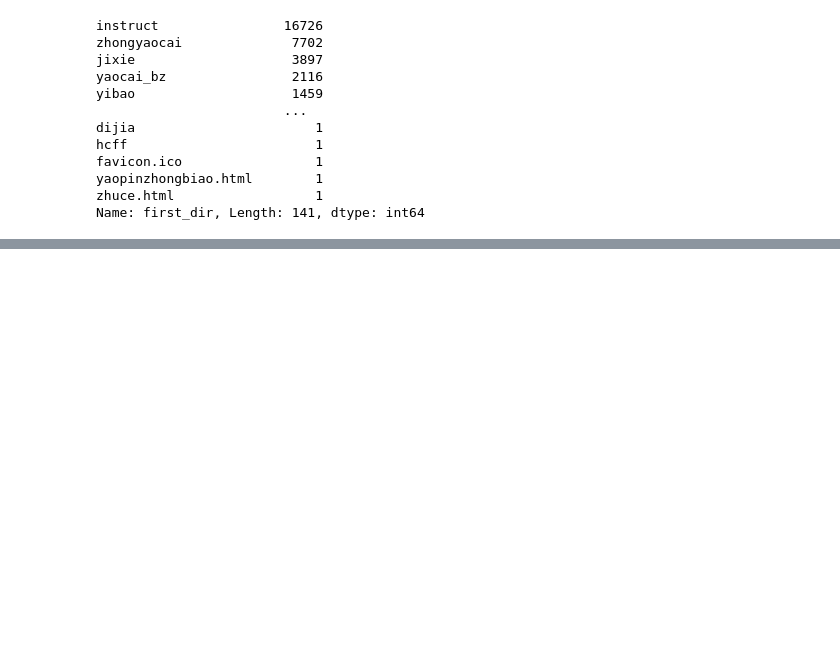
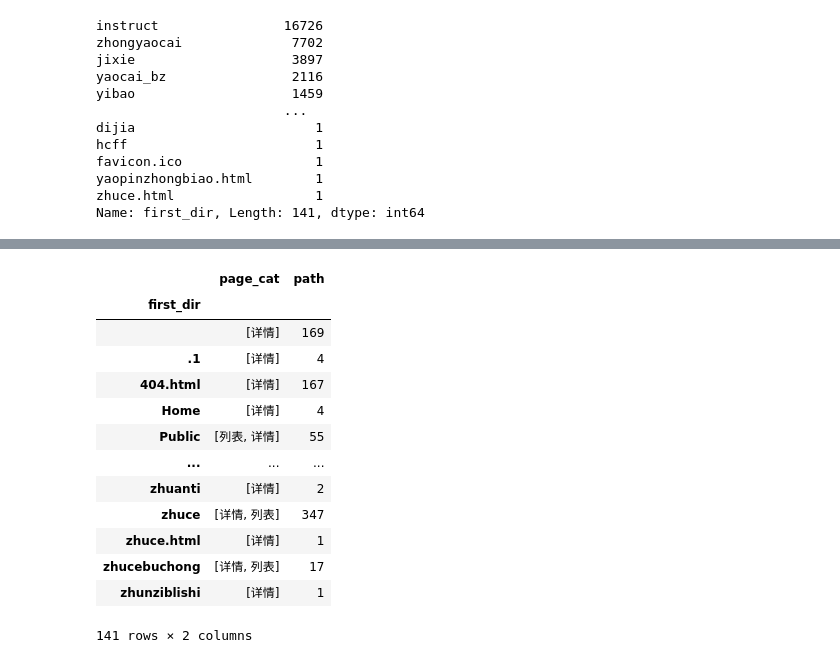
Before and after one commit to Liumeng404/log, a Jupyter notebook: log_file.ipynb, the cells around one changed output, grey strips where cells are left out. Cells and saved outputs as stored; diff of their text form; code cells hidden in the pictures; blank space fills up the shorter version.

```diff
--- a/log_file.ipynb
+++ b/log_file.ipynb
@@ -163,0 +221,19 @@ Name: first_dir, Length: 141, dtype: int64
+# %%
+score = log_df.groupby('first_dir').agg({'page_cat':'unique','path':'count'})
+# %%
+score
+# %% [output]
+|  | page_cat | path |
+| first_dir |  |  |
+|  | [详情] | 169 |
+| .1 | [详情] | 4 |
+| 404.html | [详情] | 167 |
+| Home | [详情] | 4 |
+| Public | [列表, 详情] | 55 |
+| ... | ... | ... |
+| zhuanti | [详情] | 2 |
+| zhuce | [详情, 列表] | 347 |
+| zhuce.html | [详情] | 1 |
+| zhucebuchong | [详情, 列表] | 17 |
+| zhunziblishi | [详情] | 1 |
+141 rows × 2 columns
```
Also changed, not shown: parts of 13 cells of this notebook.
